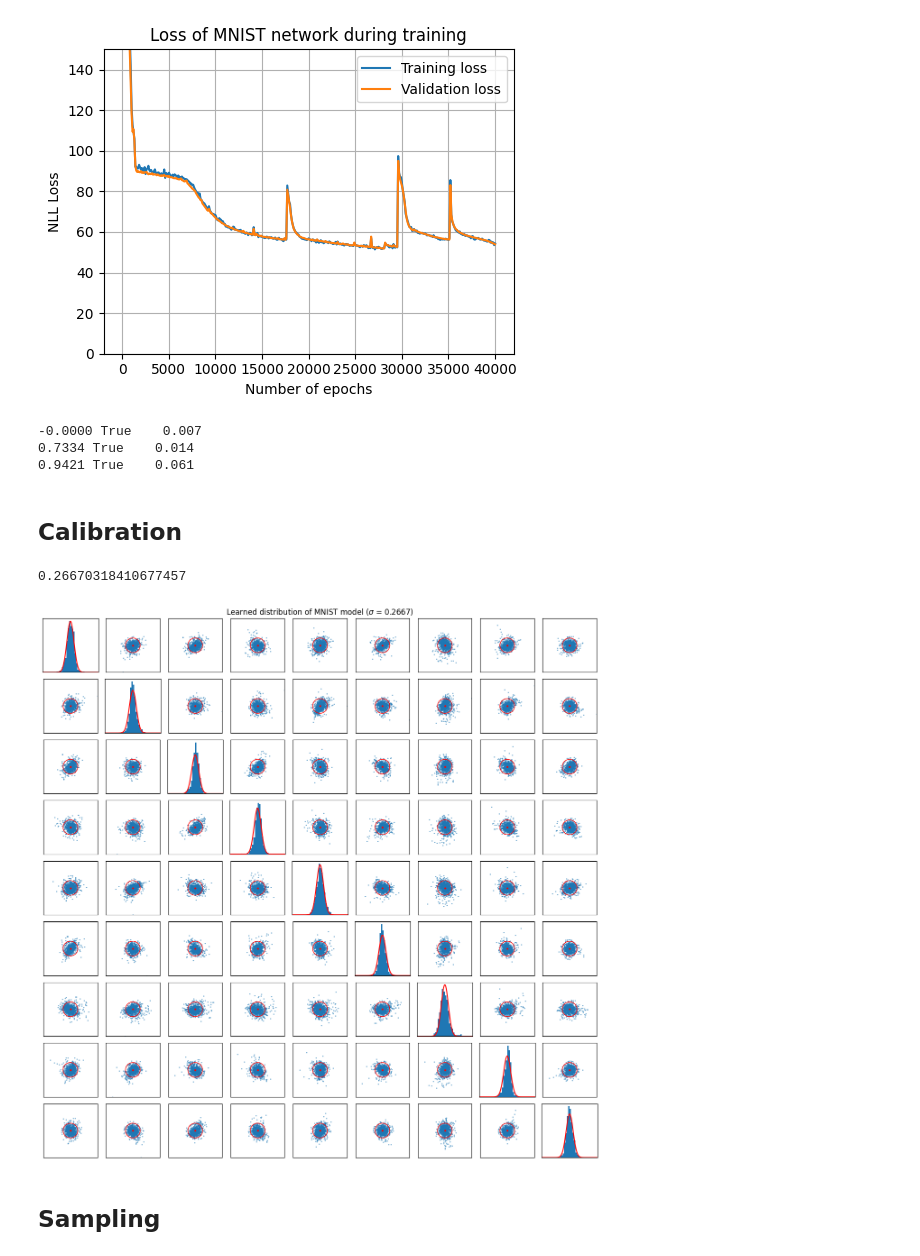
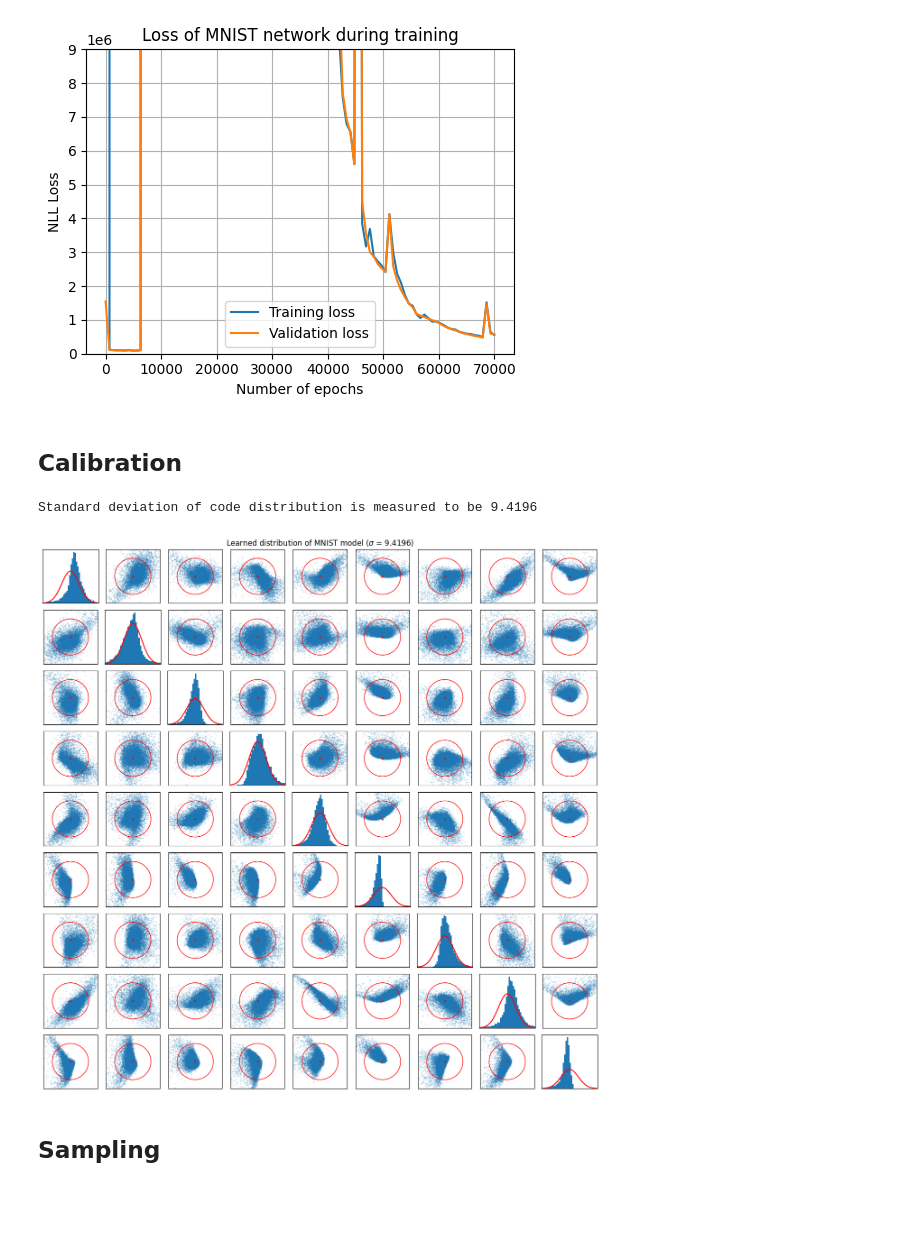
Before and after one commit to xiaoxiae/SurVAE-replication, a Jupyter notebook: maxpooling.ipynb, the cells around one changed output. Drawn from its saved outputs; the diff is of its cells as text; code cells hidden in the pictures; blank space fills up the shorter version.

```diff
--- a/maxpooling.ipynb
+++ b/maxpooling.ipynb
@@ -42,11 +44,10 @@ log = sv_maxpool.train(
     dataset    = mnist_dataset,
     batch_size = 1000,
     test_size  = 100,
-    epochs     = 40_000,
+    epochs     = 70_000,
     lr         = 5e-3,
-    log_period = 100,
+    log_period = 700,
     show_tqdm  = True,
-    reconstruction_loss_weight = 0.01,
-    lr_decay_params = {'gamma': 0.95, 'step_size': 500},
-    save_path = './saves/sv_maxpool overnight',
+    lr_decay_params = {'gamma': 0.97, 'step_size': 500},
+    save_path = SAVE_PATH,
 )
@@ -66,9 +74,10 @@ plt.xlabel('Number of epochs')
 plt.ylabel('NLL Loss')
 
 plt.grid()
-plt.ylim(0, 150)
+# plt.semilogy()
+plt.ylim(0, 9000000)
 plt.legend()
 plt.tight_layout()
 plt.show()
 # %% [output]
-[figure, old version]
+[figure, new version]
@@ -76,24 +88,21 @@ plt.show()
 # check that sigma parameters are actually being learned
 for _layer in sv_maxpool.layers:
     if isinstance(_layer, (MaxPoolingLayer, MaxPoolingLayerWithHop)):
-        print(f"{(_s := _layer.sigma).item():.4f}", _s.requires_grad, f"{_s.grad.item():8.3f}")
+        print(f"{(_s := _layer.sigma).item():.4f}")
+        # print(f"   {_s.grad.item():.4f}")
-# %% [output]
--0.0000 True    0.007
-0.7334 True    0.014
-0.9421 True    0.061
 # %%
 # save loss values
-with open("./saves/sv_maxpool overnight/output/loss_test.txt", "w") as f:
+with open(SAVE_PATH + "/output/loss_test.txt", "w") as f:
     json.dump(loss_test, f, indent=0)
 
-with open("./saves/sv_maxpool overnight/output/loss_train.txt", "w") as f:
+with open(SAVE_PATH + "/output/loss_train.txt", "w") as f:
     json.dump(loss_train, f, indent=0)
 # %%
 # load loss values
-with open("./saves/sv_maxpool overnight/output/loss_test.txt", "r") as f:
+with open(SAVE_PATH + "/output/loss_test.txt", "r") as f:
     _loss_test = json.load(f)
 
-with open("./saves/sv_maxpool overnight/output/loss_train.txt", "r") as f:
+with open( SAVE_PATH + "/output/loss_train.txt", "r") as f:
     _loss_train = json.load(f)
 # %% [markdown]
 ## Calibration
@@ -159,5 +109,5 @@ def plot_learned_distribution(
 # %%
-X, y = mnist_dataset.sample(1_000, labels=True)
+X, y = mnist_dataset.sample(10_000, labels=True)
 y = mnist_dataset.label_to_one_hot(y, 10)
 
 with torch.no_grad():
@@ -165,13 +115,13 @@ with torch.no_grad():
 # %%
 # calculate standard deviation
 sigma = Z.std().item()
-sigma
+print(f"Standard deviation of code distribution is measured to be {sigma:.4f}")
 # %% [output]
-0.26670318410677457
+Standard deviation of code distribution is measured to be 9.4196
 # %%
-plot_learned_distribution(Z, f"Learned distribution of MNIST model ($\sigma$ = {sigma:.4f})", plotsize=1.4, axis_scale=2.1, alpha=0.5, sigma=sigma)
+plot_learned_distribution(Z, f"Learned distribution of MNIST model ($\sigma$ = {sigma:.4f})", plotsize=1.4, axis_scale=30.1, sigma=sigma)
 # %% [output]
-[figure, old version]
+[figure, new version]
 # %% [markdown]
 ## Sampling
 # %%
```
Also changed, not shown: parts of 16 cells of this notebook, 2 other files.
